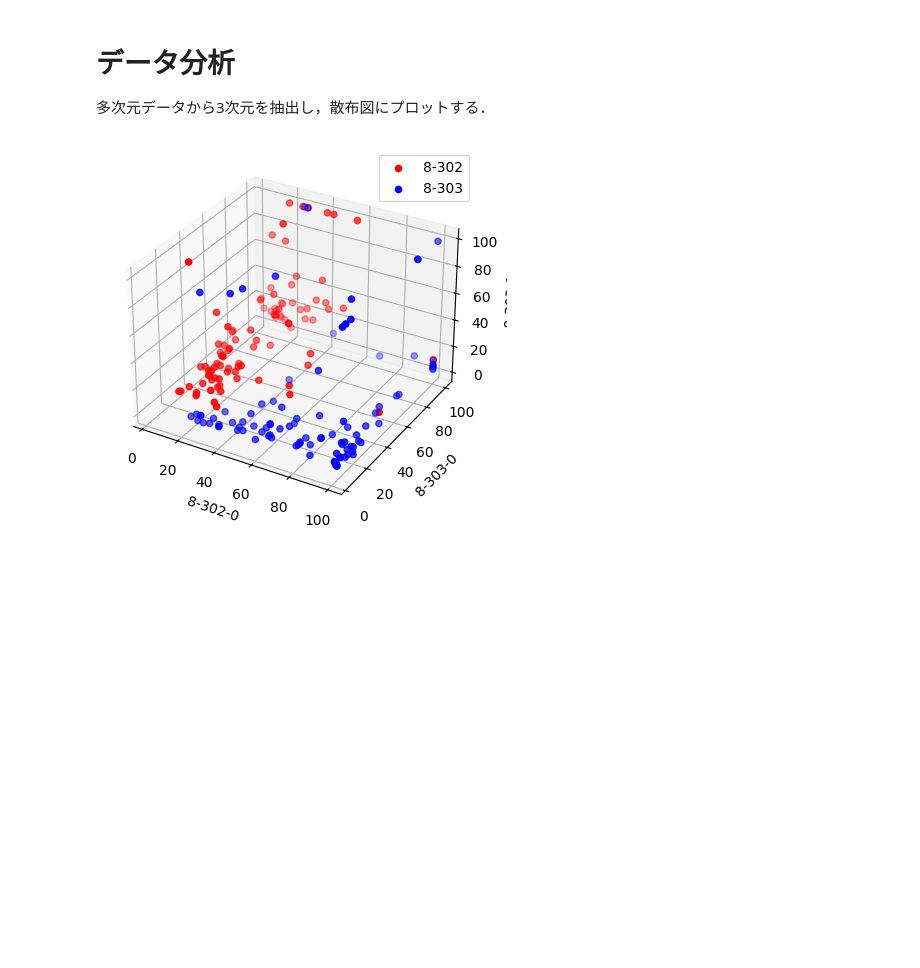
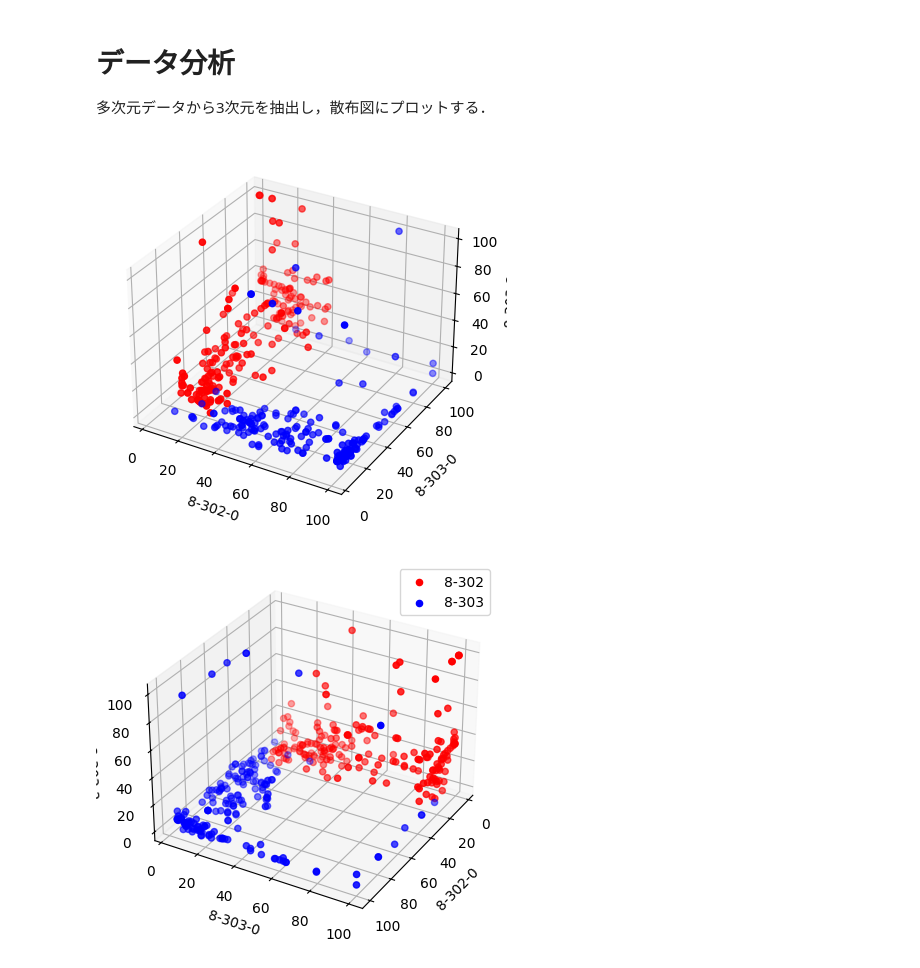
Before and after one commit to Ryos-K/aquatan-ble-classifier, a Jupyter notebook: analysis/scatterplot_3d.ipynb, the cells around one changed output. Saved outputs shown, nothing was run; the diff lists cells and outputs as text; code cells hidden in the pictures; blank space fills up the shorter version.

```diff
--- a/analysis/scatterplot_3d.ipynb
+++ b/analysis/scatterplot_3d.ipynb
@@ -8,36 +8,49 @@ import matplotlib.pyplot as plt
 # %%
 
 DIRECTORY = "../formatted"
-N_SAMPLES = 100
+N_SAMPLES = 200
 X_COLUMN = "8-302-0"
 Y_COLUMN = "8-303-0"
-Z_COLUMN = "8-303-1"
+Z_COLUMN = "8-303-2"
 
 # データの読み込み
-df_8302 = pd.read_csv(f"{DIRECTORY}/formatted_8-302_t=40.csv")
-df_8303 = pd.read_csv(f"{DIRECTORY}/formatted_8-303_t=40.csv")
+df_8302 = pd.read_csv(f"{DIRECTORY}/formatted_8-302_t=60.csv")
+df_8303 = pd.read_csv(f"{DIRECTORY}/formatted_8-303_t=60.csv")
 
 # データをランダムにサンプリング
 df_8302 = df_8302.sample(n=N_SAMPLES)
 df_8303 = df_8303.sample(n=N_SAMPLES)
 
 # データの結合
 df = pd.concat([df_8302, df_8303])
 
 
 # 3次元散布図の描画
 fig = plt.figure()
 ax = fig.add_subplot(111, projection="3d")
 label_colors = {'8-302': 'red', '8-303': 'blue'}
 for label, color in label_colors.items():
     subset = df[df['label'] == label]
     ax.scatter(subset[X_COLUMN], subset[Y_COLUMN], subset[Z_COLUMN], c=color, label=label)
 ax.set_xlabel(X_COLUMN)
 ax.set_ylabel(Y_COLUMN)
 ax.set_zlabel(Z_COLUMN)
 
+# 別の角度からの描画
+fig = plt.figure()
+ax = fig.add_subplot(111, projection="3d")
+label_colors = {'8-302': 'red', '8-303': 'blue'}
+for label, color in label_colors.items():
+    subset = df[df['label'] == label]
+    ax.scatter(subset[X_COLUMN], subset[Y_COLUMN], subset[Z_COLUMN], c=color, label=label)
+ax.set_xlabel(X_COLUMN)
+ax.set_ylabel(Y_COLUMN)
+ax.set_zlabel(Z_COLUMN)
+ax.view_init(elev=30, azim=30)
+
 # Show the plot
 plt.legend()
 plt.show()
 # %% [output]
-[figure, old version]
+[figure, new version]
+[figure, added]
```
Also changed, not shown: 3 other files.
